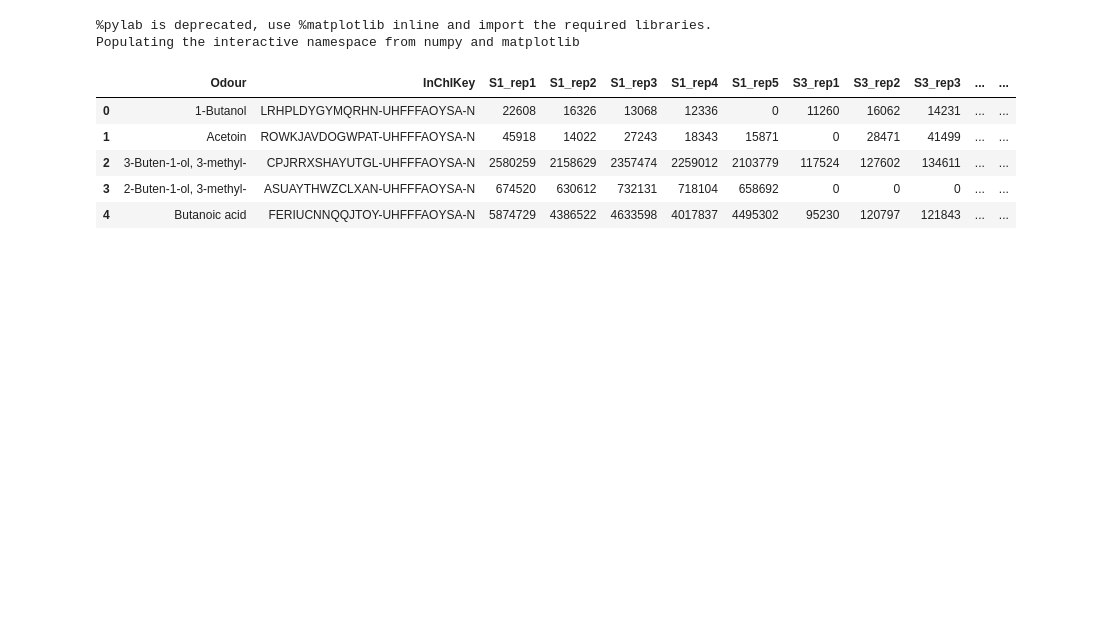
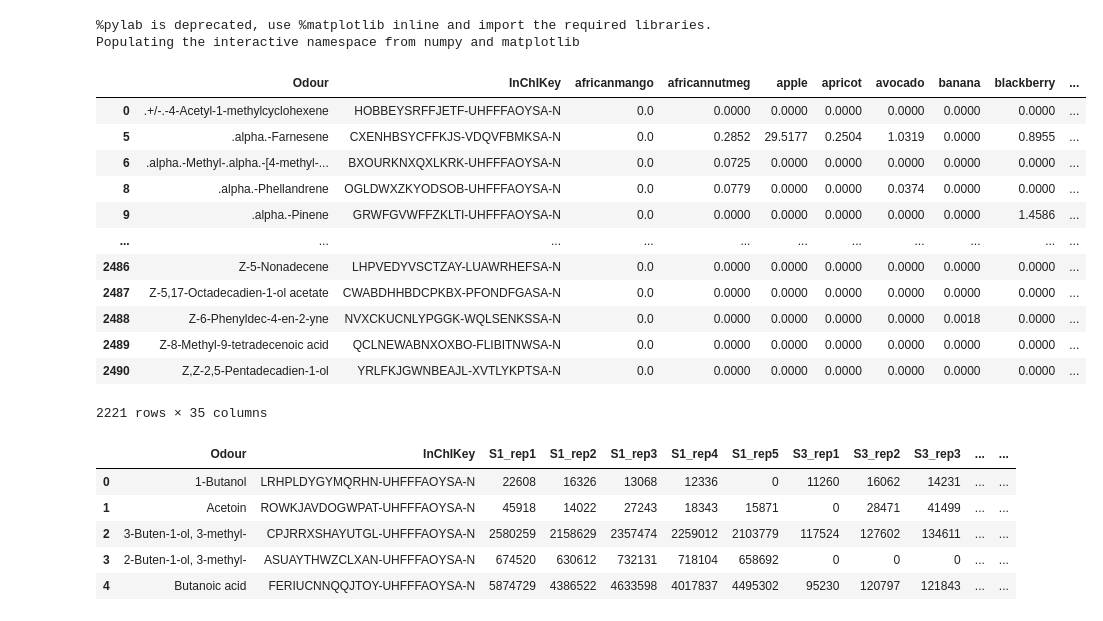
Before and after one commit to stootoon/lucia-natural-odour-stats, a Jupyter notebook: lucia_stats/analyses/noni-random-forest.ipynb, the cells around one changed output. Cells and saved outputs as stored; diff of their text form; code cells hidden in the pictures; blank space fills up the shorter version.

```diff
--- a/lucia_stats/analyses/noni-random-forest.ipynb
+++ b/lucia_stats/analyses/noni-random-forest.ipynb
@@ -14,3 +16,21 @@ df_noni   = lucia_data.get_noni_csv()
+# %%
+# Keep the rows of df_mel whose InChIKey is not "unsure"
+df_mel = df_mel[df_mel['InChIKey'] != 'unsure']
+df_mel
+# %% [output]
+|  | Odour | InChIKey | africanmango | africannutmeg | apple | apricot | avocado | banana | blackberry | ... |
+| 0 | .+/-.-4-Acetyl-1-methylcyclohexene | HOBBEYSRFFJETF-UHFFFAOYSA-N | 0.0 | 0.0000 | 0.0000 | 0.0000 | 0.0000 | 0.0000 | 0.0000 | ... |
+| 5 | .alpha.-Farnesene | CXENHBSYCFFKJS-VDQVFBMKSA-N | 0.0 | 0.2852 | 29.5177 | 0.2504 | 1.0319 | 0.0000 | 0.8955 | ... |
+| 6 | .alpha.-Methyl-.alpha.-[4-methyl-... | BXOURKNXQXLKRK-UHFFFAOYSA-N | 0.0 | 0.0725 | 0.0000 | 0.0000 | 0.0000 | 0.0000 | 0.0000 | ... |
+| 8 | .alpha.-Phellandrene | OGLDWXZKYODSOB-UHFFFAOYSA-N | 0.0 | 0.0779 | 0.0000 | 0.0000 | 0.0374 | 0.0000 | 0.0000 | ... |
+| 9 | .alpha.-Pinene | GRWFGVWFFZKLTI-UHFFFAOYSA-N | 0.0 | 0.0000 | 0.0000 | 0.0000 | 0.0000 | 0.0000 | 1.4586 | ... |
+| ... | ... | ... | ... | ... | ... | ... | ... | ... | ... | ... |
+| 2486 | Z-5-Nonadecene | LHPVEDYVSCTZAY-LUAWRHEFSA-N | 0.0 | 0.0000 | 0.0000 | 0.0000 | 0.0000 | 0.0000 | 0.0000 | ... |
+| 2487 | Z-5,17-Octadecadien-1-ol acetate | CWABDHHBDCPKBX-PFONDFGASA-N | 0.0 | 0.0000 | 0.0000 | 0.0000 | 0.0000 | 0.0000 | 0.0000 | ... |
+| 2488 | Z-6-Phenyldec-4-en-2-yne | NVXCKUCNLYPGGK-WQLSENKSSA-N | 0.0 | 0.0000 | 0.0000 | 0.0000 | 0.0000 | 0.0018 | 0.0000 | ... |
+| 2489 | Z-8-Methyl-9-tetradecenoic acid | QCLNEWABNXOXBO-FLIBITNWSA-N | 0.0 | 0.0000 | 0.0000 | 0.0000 | 0.0000 | 0.0000 | 0.0000 | ... |
+| 2490 | Z,Z-2,5-Pentadecadien-1-ol | YRLFKJGWNBEAJL-XVTLYKPTSA-N | 0.0 | 0.0000 | 0.0000 | 0.0000 | 0.0000 | 0.0000 | 0.0000 | ... |
+2221 rows × 35 columns
 # %%
 df_noni.head()
 # %% [output]
```
Also changed, not shown: parts of 14 cells of this notebook.
